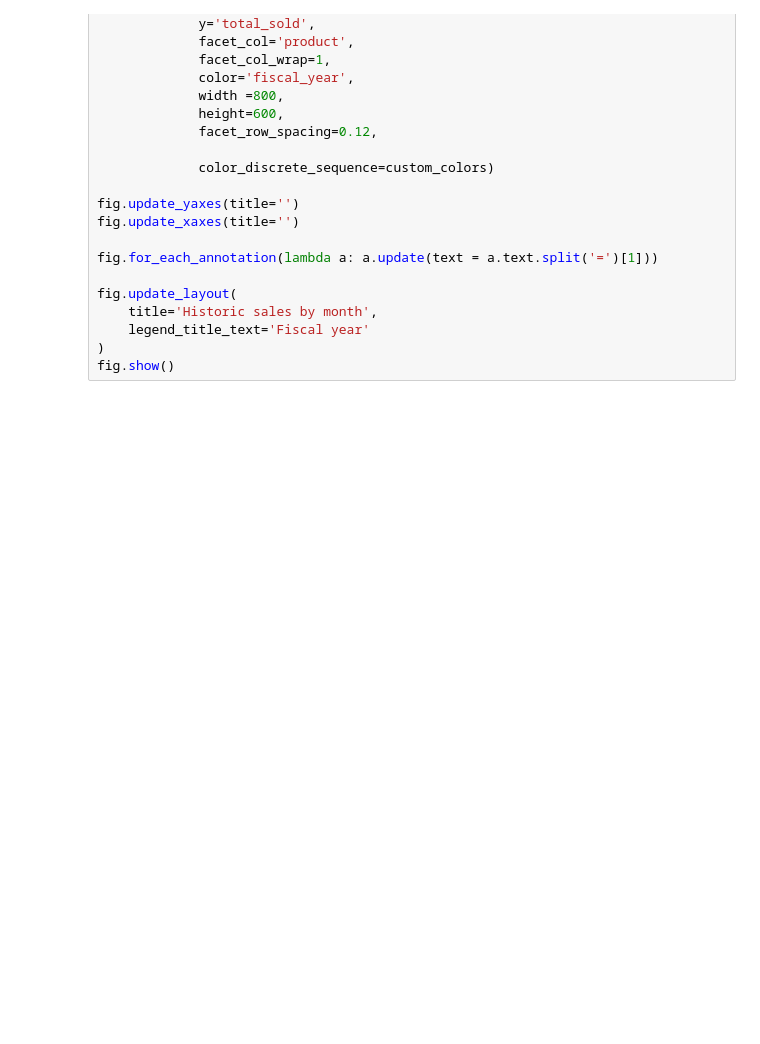
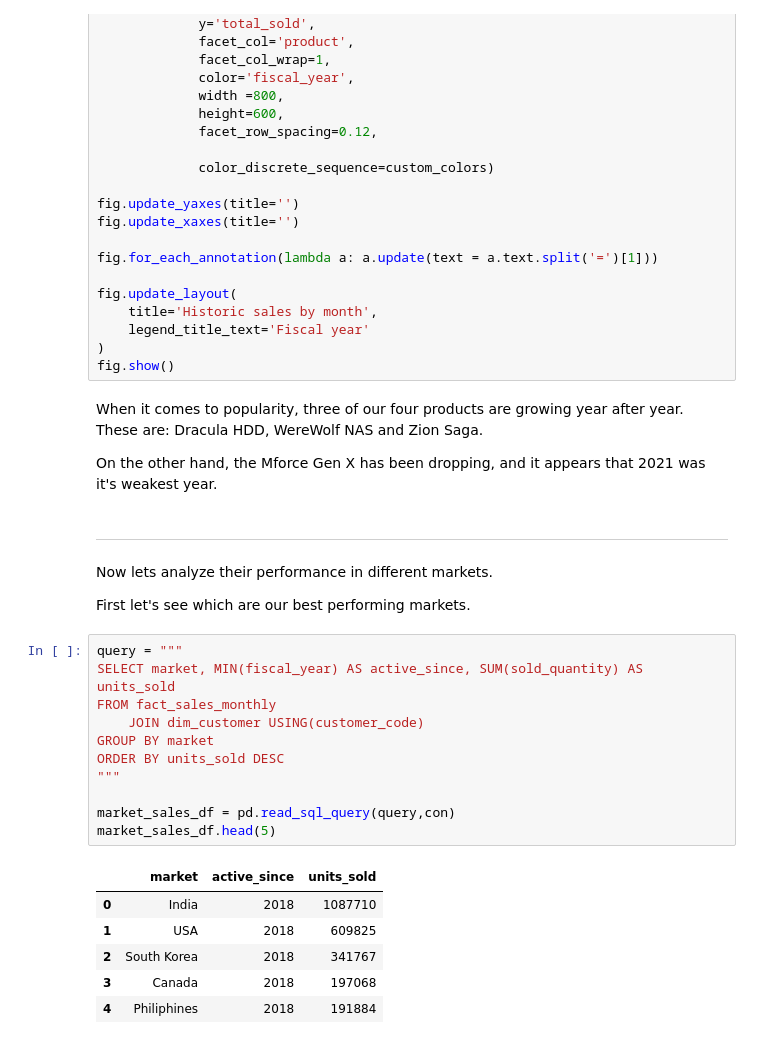
Before and after one commit to Silverscale/AtliQ_Products_Analysis, a Jupyter notebook: atliq_product_analysis.ipynb, the cells around one changed output. Drawn from its saved outputs; the diff is of its cells as text; blank space fills up the shorter version.

Commit message:
WIP market popularity

```diff
--- a/atliq_product_analysis.ipynb
+++ b/atliq_product_analysis.ipynb
@@ -1004,6 +1000,34 @@ fig.update_layout(
     legend_title_text='Fiscal year'
 )
 fig.show()
+# %% [markdown]
+When it comes to popularity, three of our four products are growing year after year. These are:  Dracula HDD, WereWolf NAS and Zion Saga.
+
+On the other hand, the Mforce Gen X has been dropping, and it appears that 2021 was it's weakest year.
+# %% [markdown]
+---
+
+Now lets analyze their performance in different markets.
+
+First let's see which are our best performing markets.
+# %%
+query = """
+SELECT market, MIN(fiscal_year) AS active_since, SUM(sold_quantity) AS units_sold
+FROM fact_sales_monthly
+    JOIN dim_customer USING(customer_code)
+GROUP BY market
+ORDER BY units_sold DESC
+"""
+
+market_sales_df = pd.read_sql_query(query,con)
+market_sales_df.head(5)
+# %% [output]
+|  | market | active_since | units_sold |
+| 0 | India | 2018 | 1087710 |
+| 1 | USA | 2018 | 609825 |
+| 2 | South Korea | 2018 | 341767 |
+| 3 | Canada | 2018 | 197068 |
+| 4 | Philiphines | 2018 | 191884 |
 # %%
 query = """
 SELECT *
```
Also changed, not shown: parts of 11 cells of this notebook.
